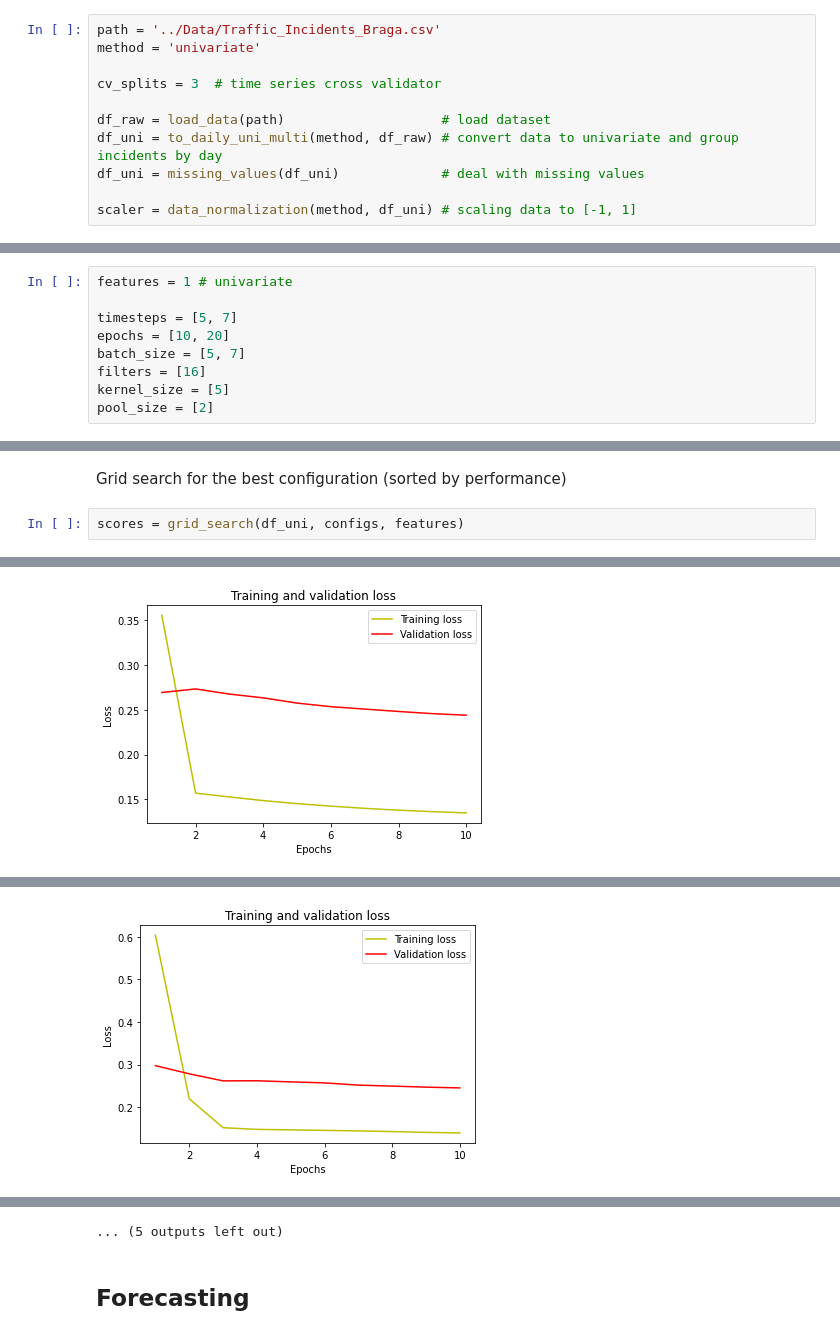
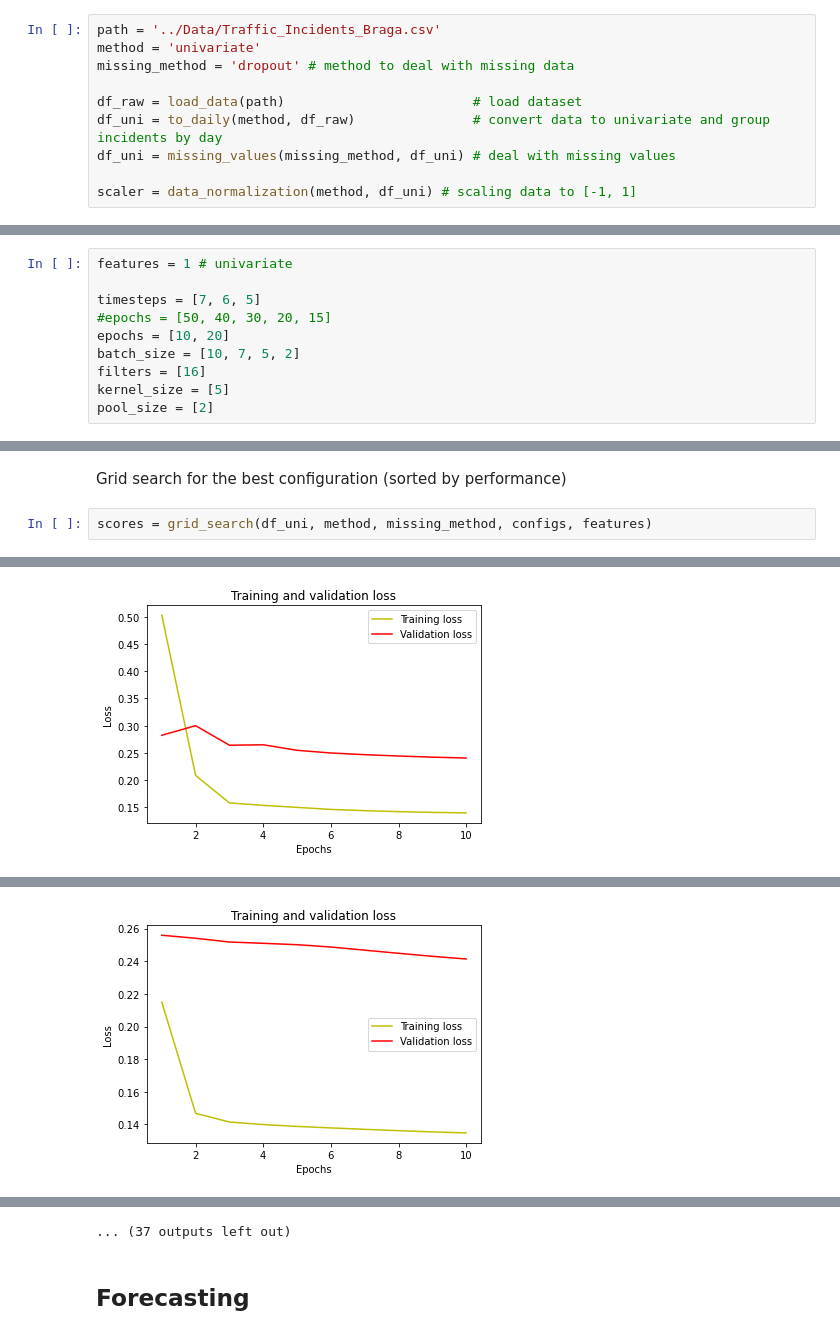
Before and after one commit to BenjamimOliveira/MLFA_CSC_TP2, a Jupyter notebook: Traffic_Incidents_Braga/CNN/univariate.ipynb, the cells around one changed output, grey strips where cells are left out. Drawn from its saved outputs; the diff is of its cells as text.

Commit message:
Missing values method selection and saving cnn scores

```diff
--- a/Traffic_Incidents_Braga/CNN/univariate.ipynb
+++ b/Traffic_Incidents_Braga/CNN/univariate.ipynb
@@ -17,12 +17,11 @@ Manipulate data
 # %%
 path = '../Data/Traffic_Incidents_Braga.csv'
 method = 'univariate'
+missing_method = 'dropout' # method to deal with missing data
 
-cv_splits = 3  # time series cross validator
-
-df_raw = load_data(path)                    # load dataset
-df_uni = to_daily_uni_multi(method, df_raw) # convert data to univariate and group incidents by day
-df_uni = missing_values(df_uni)             # deal with missing values
+df_raw = load_data(path)                        # load dataset
+df_uni = to_daily(method, df_raw)               # convert data to univariate and group incidents by day
+df_uni = missing_values(missing_method, df_uni) # deal with missing values
 
 scaler = data_normalization(method, df_uni) # scaling data to [-1, 1]
 # %% [markdown]
@@ -36,9 +35,10 @@ Define parameter ranges to generate different configurations to evaluate the mod
 # %%
 features = 1 # univariate
 
-timesteps = [5, 7]
+timesteps = [7, 6, 5]
+#epochs = [50, 40, 30, 20, 15]
 epochs = [10, 20]
-batch_size = [5, 7]
+batch_size = [10, 7, 5, 2]
 filters = [16]
 kernel_size = [5]
 pool_size = [2]
@@ -51,6 +51,6 @@ Generated 8 different configurations
 # %% [markdown]
 Grid search for the best configuration (sorted by performance)
 # %%
-scores = grid_search(df_uni, configs, features)
+scores = grid_search(df_uni, method, missing_method, configs, features)
 # %% [output]
 Epoch 1/10
@@ -73 +73 @@ Epoch 10/10
-[figure, old version]
+[figure, new version]
@@ -91 +91 @@ Epoch 10/10
-[figure, old version]
+[figure, new version]
@@ -164,4 +164,4 @@ Epoch 10/10
-... (5 outputs left out)
+... (37 outputs left out)
 # %% [markdown]
 ## Forecasting
 # %% [markdown]
```
Also changed, not shown: parts of 7 cells of this notebook, 4 other files.
